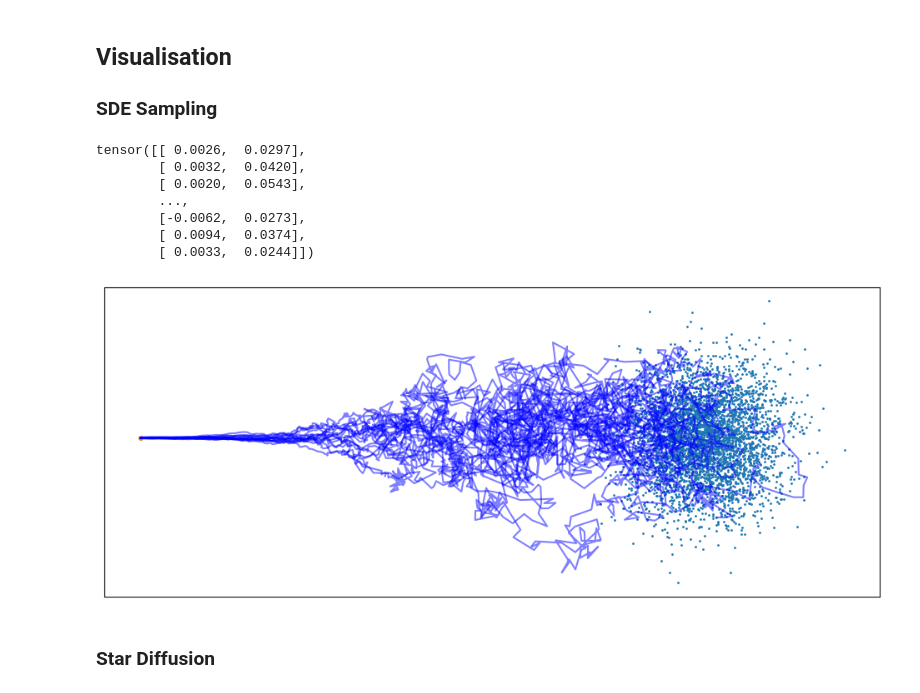
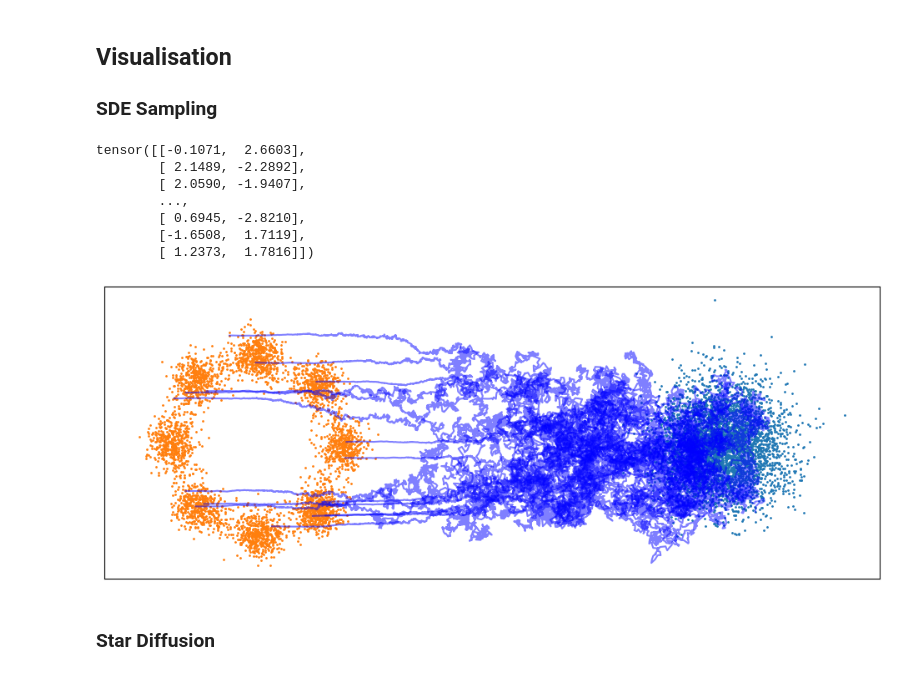
Before and after one commit to Nesta-gitU/discrete_diffusion, a Jupyter notebook: notebooks/ndm_parameterisation_modified (1).ipynb, the cells around one changed output. Drawn from its saved outputs; the diff is of its cells as text; code cells hidden in the pictures.

```diff
--- a/notebooks/ndm_parameterisation_modified (1).ipynb
+++ b/notebooks/ndm_parameterisation_modified (1).ipynb
@@ -1528,41 +1527,41 @@ def sde(z_in, t_in):
     #print(d_m_, "d_m")
     #print(sigma_2, "sigma2")
     #print(eta, "eta")
     #print(d_gmm, "d_gmm")
     #print(g, "g")
 
     #drift = -alpha * d_gmm * (1 + eta) / 2 * m_ + \
     #        alpha * d_m_ + \
     #        0.5 * d_gmm * (alpha_2 + eta) * z_in
     eps = (z_in - alpha * m_) / sigma
     alpha_prime = - d_gmm * 0.5 * alpha * (1- alpha_2)
     sigma_prime = 0.5 * d_gmm * sigma * (1 - sigma_2)
     #dz = -alpha * d_gmm + alpha * d_m_ + sigma * d_gmm * eps
     dz = alpha_prime * m_ + alpha * d_m_ + sigma_prime * eps
     drift = dz - 0.5 * (g ** 2) * ((alpha * m_ - z_in) / sigma_2)
 
     #print(eps, "eps")
     #print(alpha_prime, "alpha_prime")
     #print(sigma_prime, "sigma_prime")
     #print(dz, "dz")
     #print(drift, "drift")
 
     return drift, g
 
 
-_, (t_steps, path) = solve_sde(sde=sde, z=z, ts=1, tf=0, n_steps=300)
+_, (t_steps, path) = solve_sde(sde=sde, z=z, ts=1, tf=0, n_steps=3000)
 
 print(path[-1])
 viz_2d_path(t_steps, path, n_lines=16, color="blue")
 # %% [output]
-tensor([[ 0.0026,  0.0297],
-        [ 0.0032,  0.0420],
-        [ 0.0020,  0.0543],
+tensor([[-0.1071,  2.6603],
+        [ 2.1489, -2.2892],
+        [ 2.0590, -1.9407],
         ...,
-        [-0.0062,  0.0273],
-        [ 0.0094,  0.0374],
-        [ 0.0033,  0.0244]])
+        [ 0.6945, -2.8210],
+        [-1.6508,  1.7119],
+        [ 1.2373,  1.7816]])
-[figure, old version]
+[figure, new version]
 # %% [markdown]
 ### Star Diffusion
 # %%
```
Also changed, not shown: parts of 11 cells of this notebook, 1 other file.
